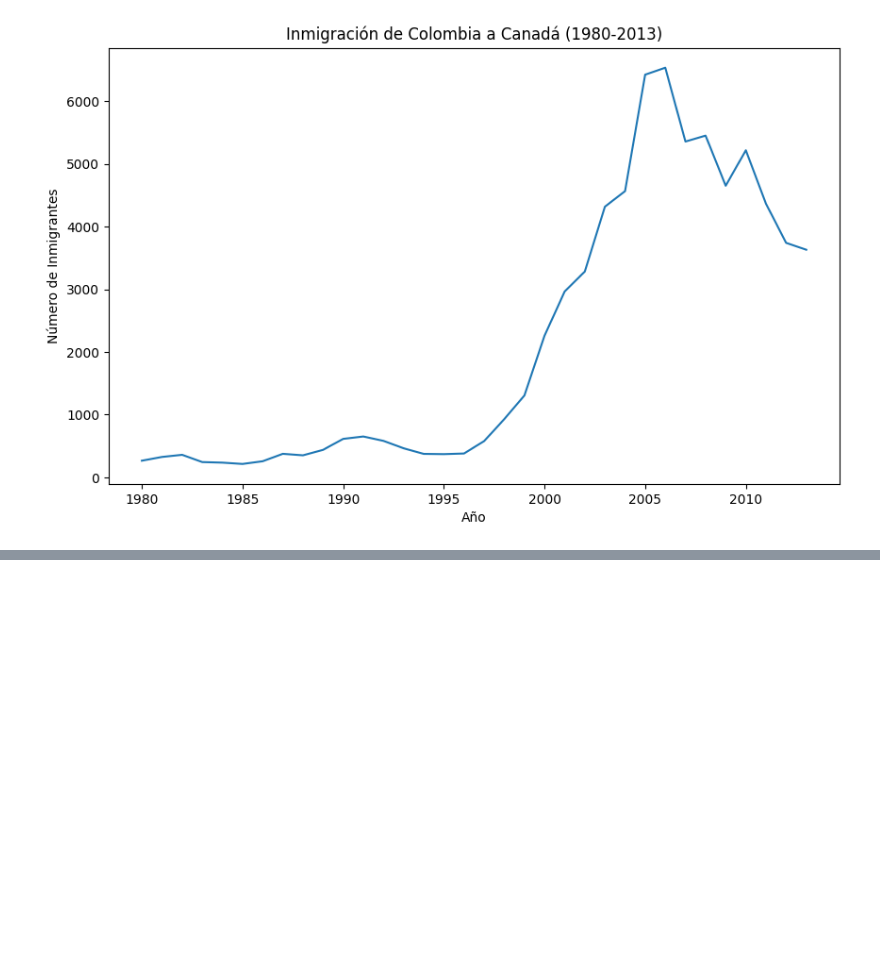
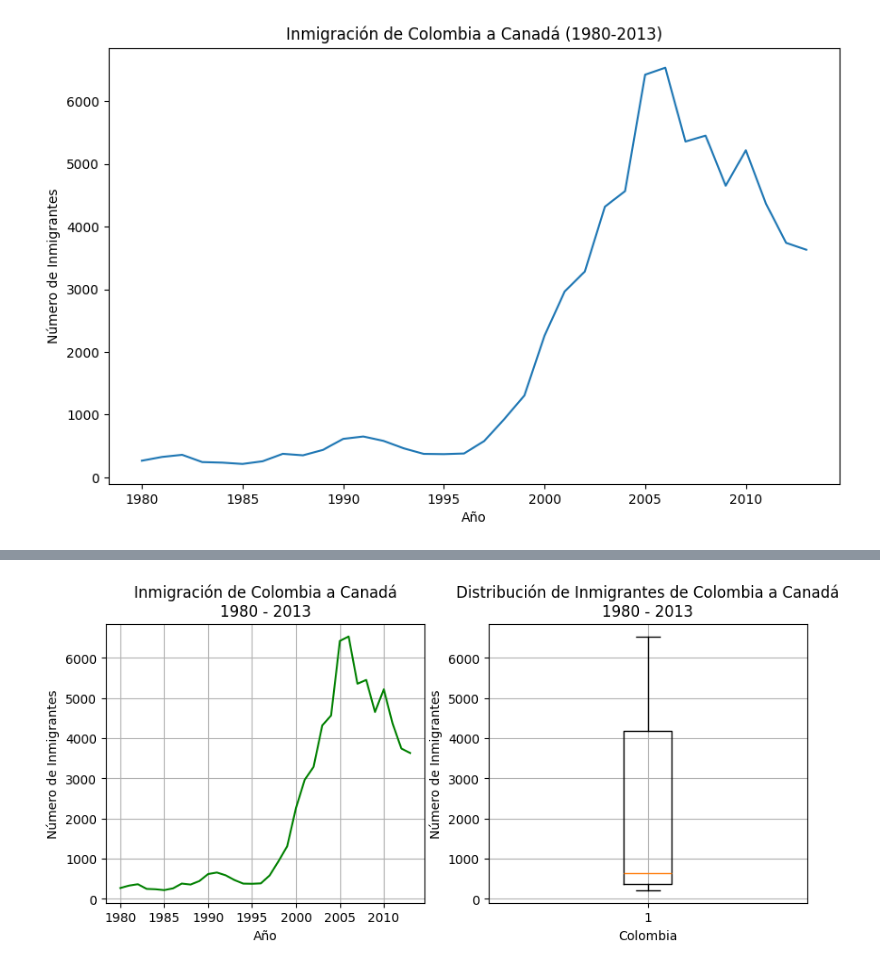
Before and after one commit to LordAguaKate/ETL_Python, a Jupyter notebook: visualizacion_de_datos.ipynb, the cells around one changed output, grey strips where cells are left out. Drawn from its saved outputs; the diff is of its cells as text; code cells hidden in the pictures; blank space fills up the shorter version.

```diff
--- a/visualizacion_de_datos.ipynb
+++ b/visualizacion_de_datos.ipynb
@@ -159,0 +170,18 @@ plt.show()
+# %%
+fig, ax = plt.subplots(1,2,figsize=(10,4))
+ax[0].plot(datos_col['Año'], datos_col['Inmigrantes'], color='green')
+ax[0].set_title('Inmigración de Colombia a Canadá\n1980 - 2013')
+ax[0].set_xlabel('Año')
+ax[0].set_ylabel('Número de Inmigrantes')
+ax[0].xaxis.set_major_locator(plt.MultipleLocator(5))
+ax[0].grid()
+
+ax[1].boxplot(datos_col['Inmigrantes'])
+ax[1].set_title('Distribución de Inmigrantes de Colombia a Canadá\n1980 - 2013')
+ax[1].set_xlabel('Colombia')
+ax[1].set_ylabel('Número de Inmigrantes')
+ax[1].grid()
+
+plt.show()
+# %% [output]
+[figure, added]
```
Also changed, not shown: parts of 4 cells of this notebook.
